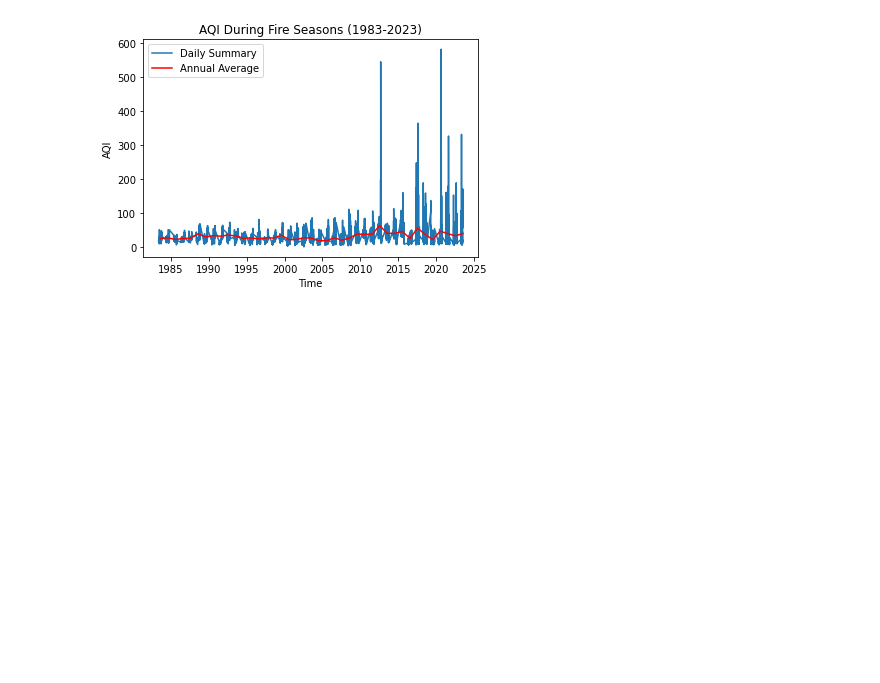
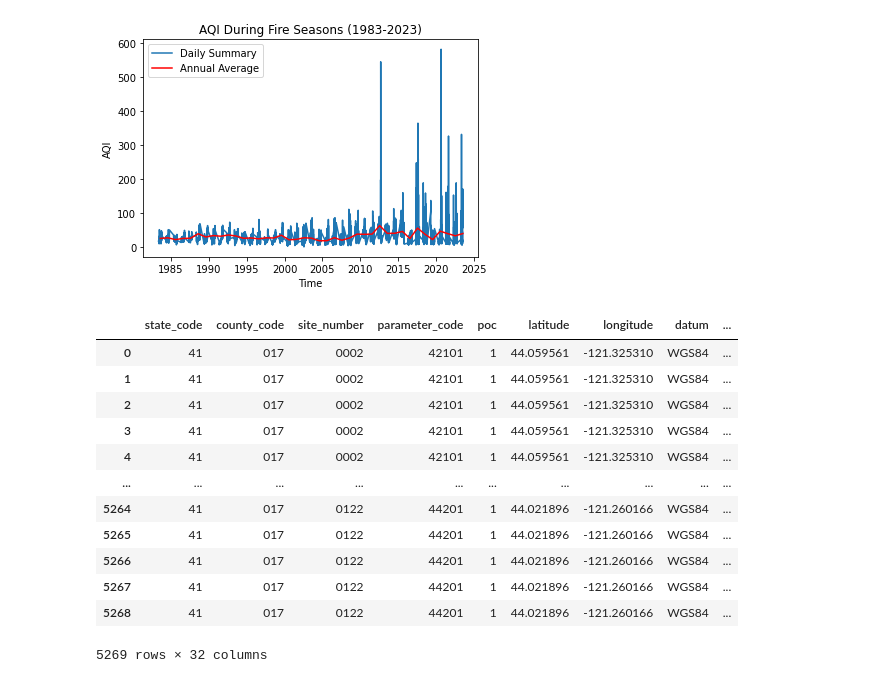
Before and after one commit to yashmanne/Wildfire-Analysis, a Jupyter notebook: analysis_part1-AQI.ipynb, the cells around one changed output. Saved outputs shown, nothing was run; the diff lists cells and outputs as text; code cells hidden in the pictures; blank space fills up the shorter version.

```diff
--- a/analysis_part1-AQI.ipynb
+++ b/analysis_part1-AQI.ipynb
@@ -735,3 +733,19 @@ plt.legend()
 # %% [output]
 <matplotlib.legend.Legend at 0x...>
 [figure]
+# %%
+gas_df
+# %% [output]
+|  | state_code | county_code | site_number | parameter_code | poc | latitude | longitude | datum | ... |
+| 0 | 41 | 017 | 0002 | 42101 | 1 | 44.059561 | -121.325310 | WGS84 | ... |
+| 1 | 41 | 017 | 0002 | 42101 | 1 | 44.059561 | -121.325310 | WGS84 | ... |
+| 2 | 41 | 017 | 0002 | 42101 | 1 | 44.059561 | -121.325310 | WGS84 | ... |
+| 3 | 41 | 017 | 0002 | 42101 | 1 | 44.059561 | -121.325310 | WGS84 | ... |
+| 4 | 41 | 017 | 0002 | 42101 | 1 | 44.059561 | -121.325310 | WGS84 | ... |
+| ... | ... | ... | ... | ... | ... | ... | ... | ... | ... |
+| 5264 | 41 | 017 | 0122 | 44201 | 1 | 44.021896 | -121.260166 | WGS84 | ... |
+| 5265 | 41 | 017 | 0122 | 44201 | 1 | 44.021896 | -121.260166 | WGS84 | ... |
+| 5266 | 41 | 017 | 0122 | 44201 | 1 | 44.021896 | -121.260166 | WGS84 | ... |
+| 5267 | 41 | 017 | 0122 | 44201 | 1 | 44.021896 | -121.260166 | WGS84 | ... |
+| 5268 | 41 | 017 | 0122 | 44201 | 1 | 44.021896 | -121.260166 | WGS84 | ... |
+5269 rows × 32 columns
```
Also changed, not shown: parts of 5 cells of this notebook, 7 other files.
